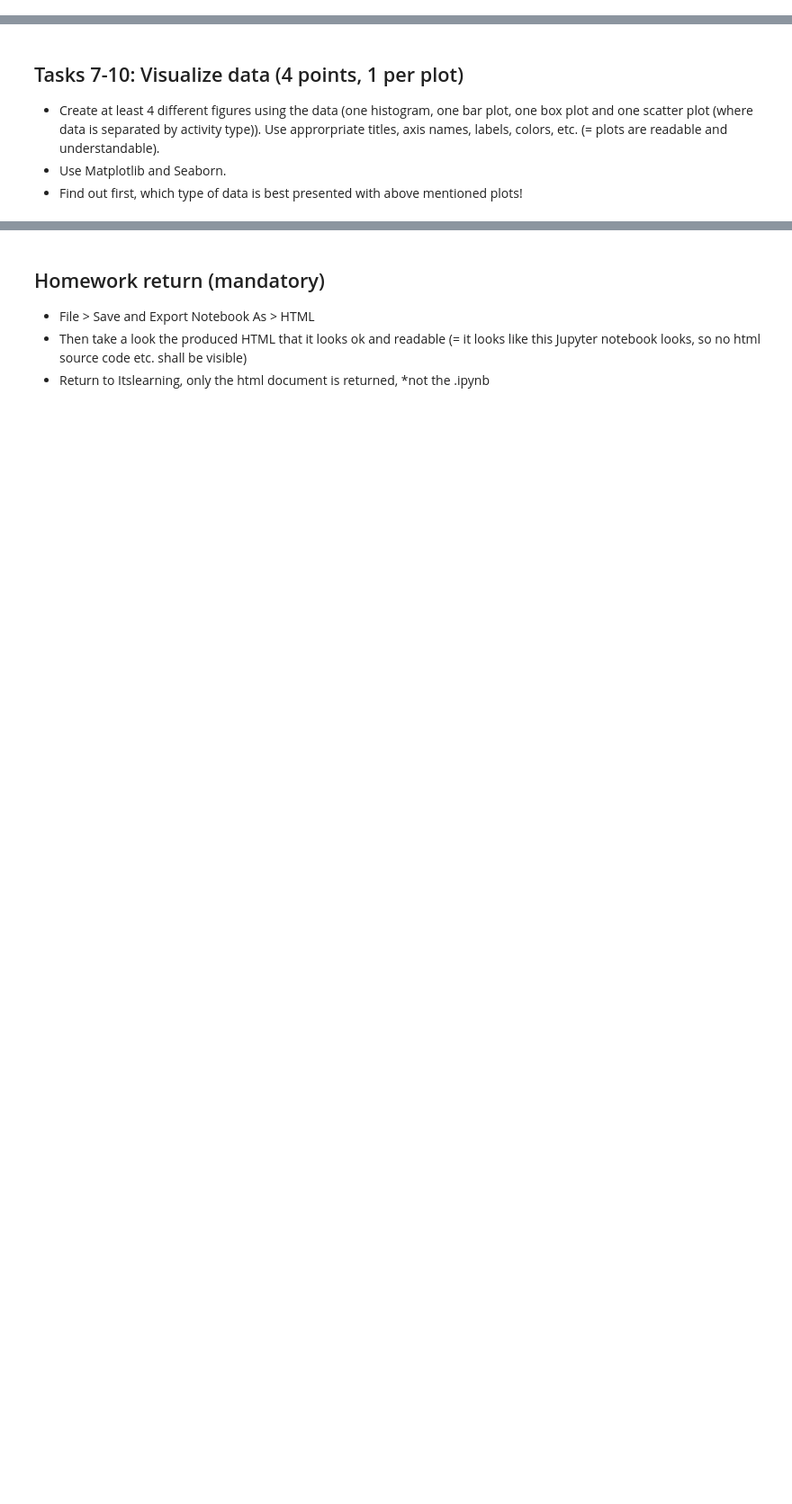
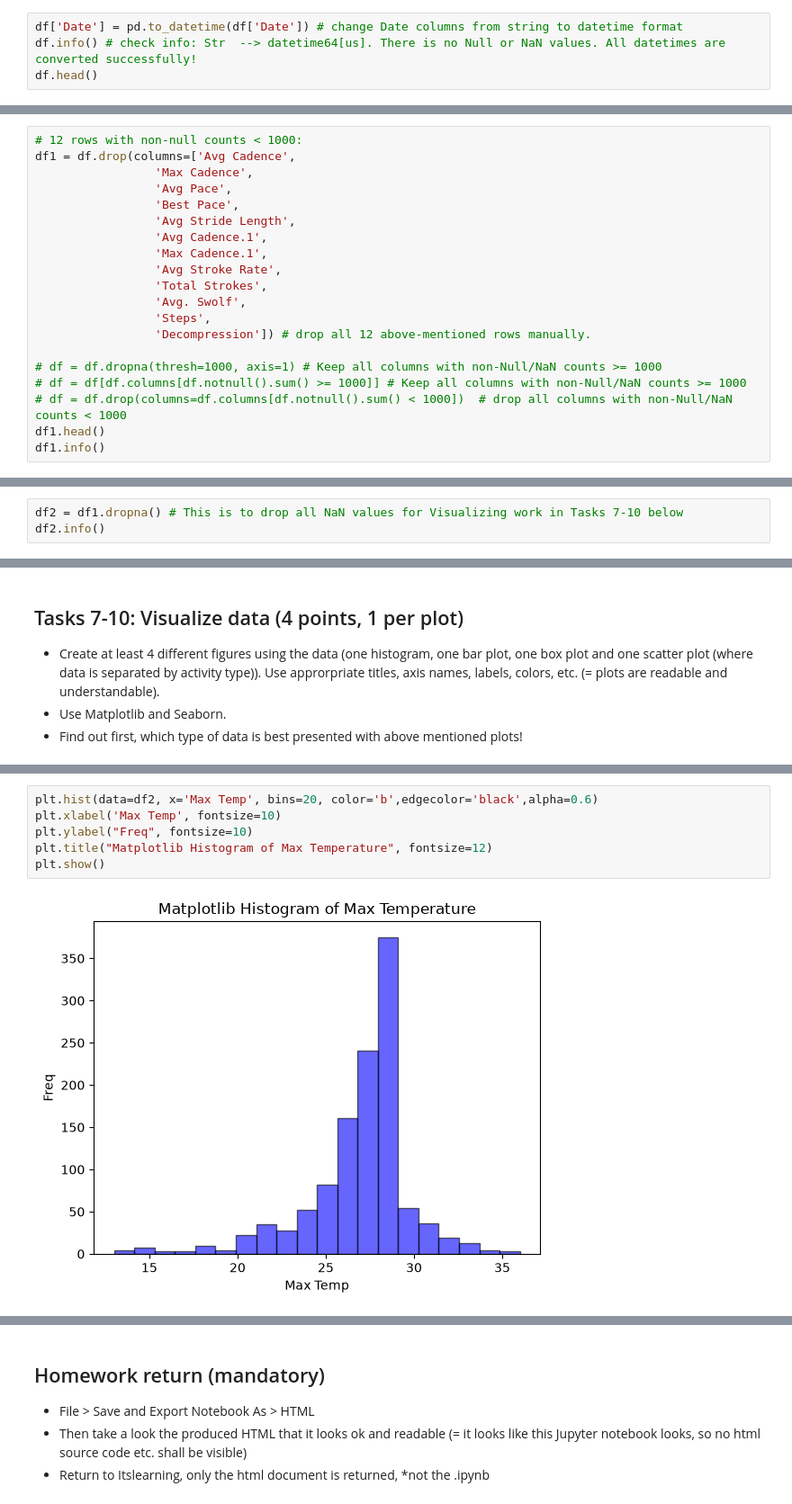
Before and after one commit to buicaothe/PYTHON, a Jupyter notebook: DATA MANAGEMENT/Homework 01/Homework1.ipynb, the cells around one changed output, grey strips where cells are left out. Shown at 90% size. Saved outputs shown, nothing was run; the diff lists cells and outputs as text; blank space fills up the shorter version.

```diff
--- a/DATA MANAGEMENT/Homework 01/Homework1.ipynb
+++ b/DATA MANAGEMENT/Homework 01/Homework1.ipynb
@@ -116,0 +273,4 @@ Your answer here:
+# %%
+df['Date'] = pd.to_datetime(df['Date']) # change Date columns from string to datetime format
+df.info() # check info: Str  --> datetime64[us]. There is no Null or NaN values. All datetimes are converted successfully!
+df.head()
@@ -121,0 +337,20 @@ Your answer here:
+# %%
+# 12 rows with non-null counts < 1000:
+df1 = df.drop(columns=['Avg Cadence',
+                 'Max Cadence',
+                 'Avg Pace',
+                 'Best Pace',
+                 'Avg Stride Length',
+                 'Avg Cadence.1',
+                 'Max Cadence.1',
+                 'Avg Stroke Rate',
+                 'Total Strokes',
+                 'Avg. Swolf',
+                 'Steps',
+                 'Decompression']) # drop all 12 above-mentioned rows manually.
+
+# df = df.dropna(thresh=1000, axis=1) # Keep all columns with non-Null/NaN counts >= 1000
+# df = df[df.columns[df.notnull().sum() >= 1000]] # Keep all columns with non-Null/NaN counts >= 1000
+# df = df.drop(columns=df.columns[df.notnull().sum() < 1000])  # drop all columns with non-Null/NaN counts < 1000
+df1.head()
+df1.info()
@@ -121,0 +375,3 @@ Your answer here:
+# %%
+df2 = df1.dropna() # This is to drop all NaN values for Visualizing work in Tasks 7-10 below
+df2.info()
@@ -126,0 +408,8 @@ Your answer here:
+# %%
+plt.hist(data=df2, x='Max Temp', bins=20, color='b',edgecolor='black',alpha=0.6)
+plt.xlabel('Max Temp', fontsize=10)
+plt.ylabel("Freq", fontsize=10)
+plt.title("Matplotlib Histogram of Max Temperature", fontsize=12)
+plt.show()
+# %% [output]
+[figure, added]
```
Also changed, not shown: parts of 37 cells of this notebook, 3 other files.
